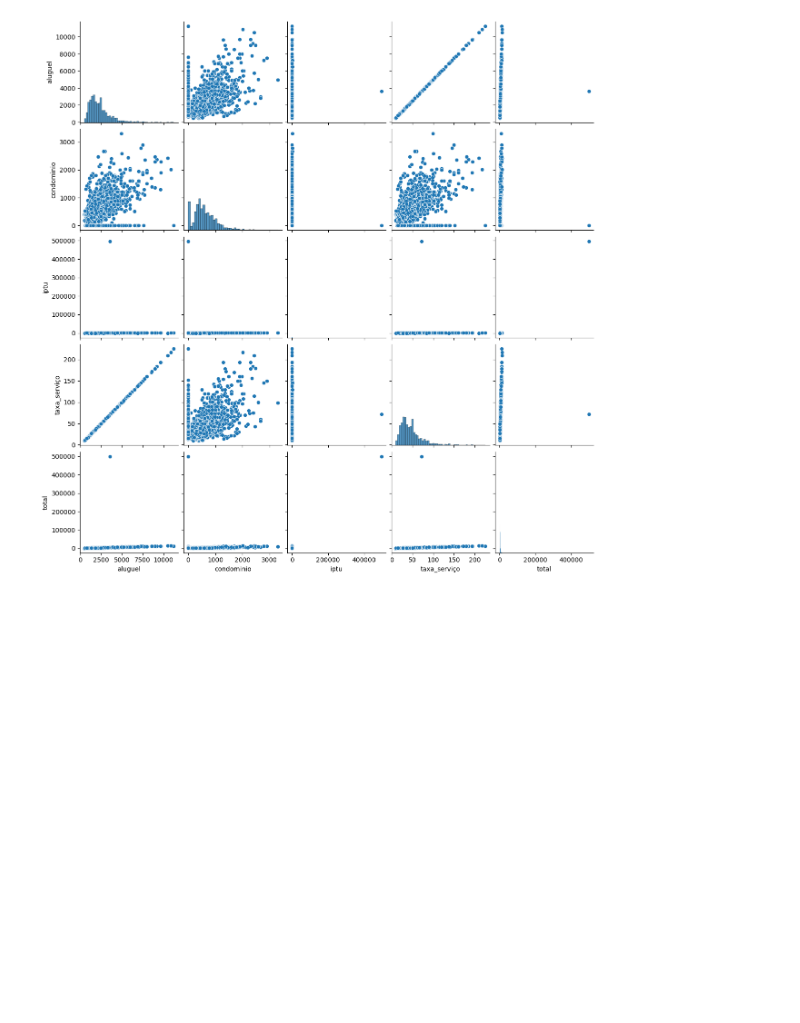
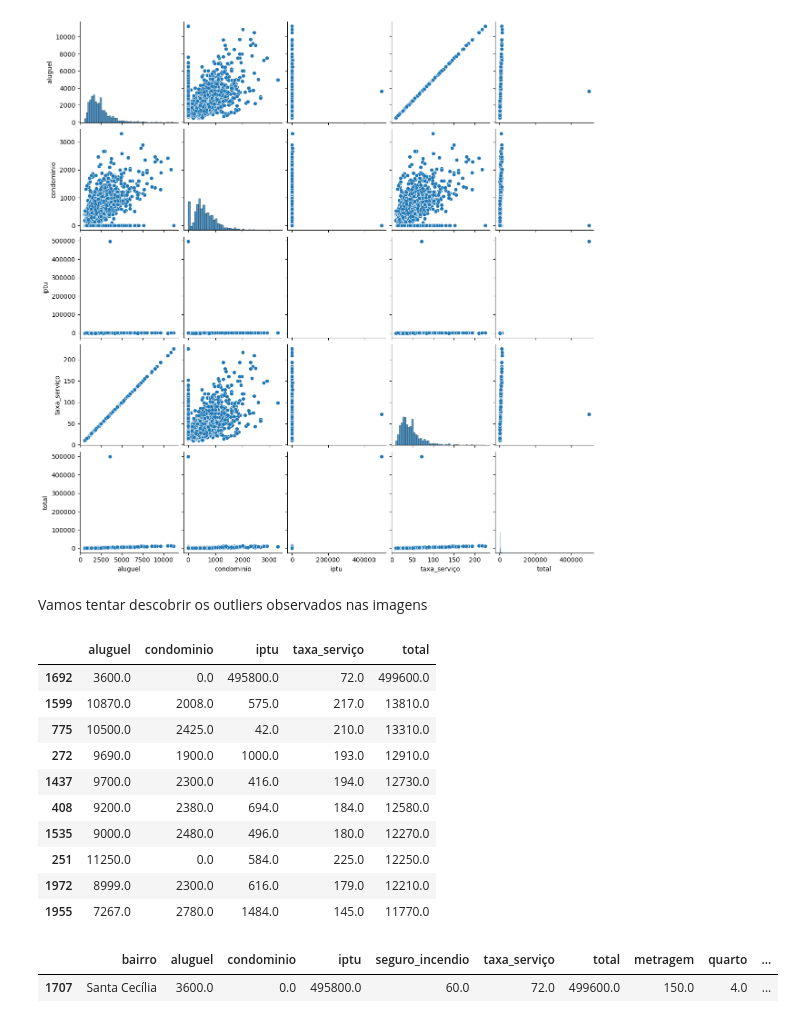
Before and after one commit to abilioepalanga/Market-Value-Predictor-Airbnb, a Jupyter notebook: main.ipynb, the cells around one changed output. Saved outputs shown, nothing was run; the diff lists cells and outputs as text; code cells hidden in the pictures; blank space fills up the shorter version.

```diff
--- a/main.ipynb
+++ b/main.ipynb
@@ -1201,3 +1201,26 @@ sns.pairplot(base3)
 # %% [output]
 <seaborn.axisgrid.PairGrid at 0x...>
 [figure]
+# %% [markdown]
+Vamos tentar descobrir os outliers observados nas imagens
+# %%
+#Mostre uma lista em funcão do total mais alto
+base3.sort_values('total',ascending=False).head(10)
+# %% [output]
+|  | aluguel | condominio | iptu | taxa_serviço | total |
+| 1692 | 3600.0 | 0.0 | 495800.0 | 72.0 | 499600.0 |
+| 1599 | 10870.0 | 2008.0 | 575.0 | 217.0 | 13810.0 |
+| 775 | 10500.0 | 2425.0 | 42.0 | 210.0 | 13310.0 |
+| 272 | 9690.0 | 1900.0 | 1000.0 | 193.0 | 12910.0 |
+| 1437 | 9700.0 | 2300.0 | 416.0 | 194.0 | 12730.0 |
+| 408 | 9200.0 | 2380.0 | 694.0 | 184.0 | 12580.0 |
+| 1535 | 9000.0 | 2480.0 | 496.0 | 180.0 | 12270.0 |
+| 251 | 11250.0 | 0.0 | 584.0 | 225.0 | 12250.0 |
+| 1972 | 8999.0 | 2300.0 | 616.0 | 179.0 | 12210.0 |
+| 1955 | 7267.0 | 2780.0 | 1484.0 | 145.0 | 11770.0 |
+# %%
+#filtrando o valor mais alto da coluna total
+base[base.total==base.total.max()]
+# %% [output]
+|  | bairro | aluguel | condominio | iptu | seguro_incendio | taxa_serviço | total | metragem | quarto | ... |
+| 1707 | Santa Cecília | 3600.0 | 0.0 | 495800.0 | 60.0 | 72.0 | 499600.0 | 150.0 | 4.0 | ... |
```
Also changed, not shown: parts of 6 cells of this notebook.
